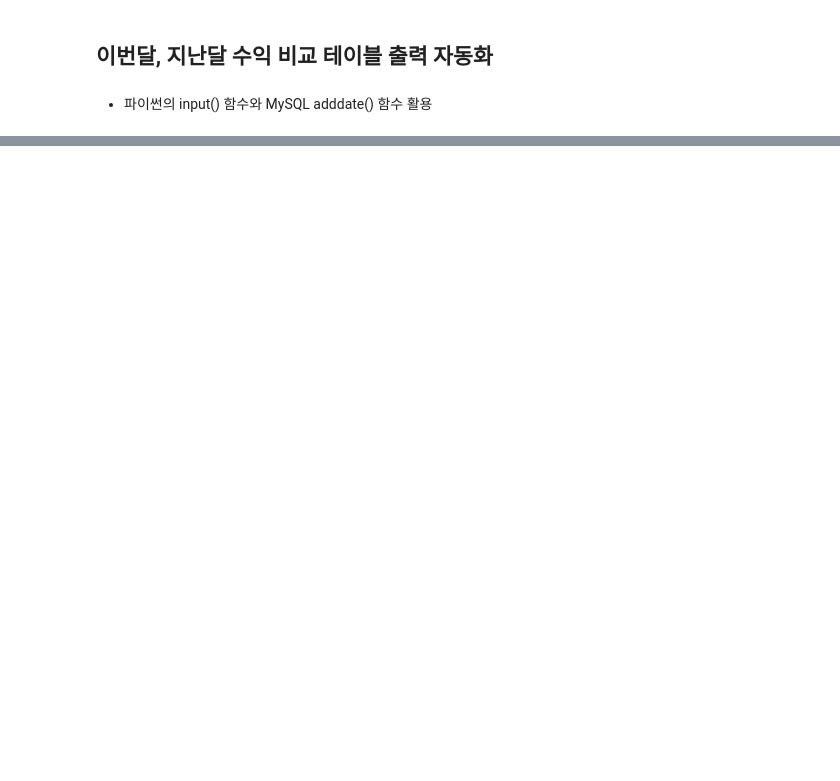
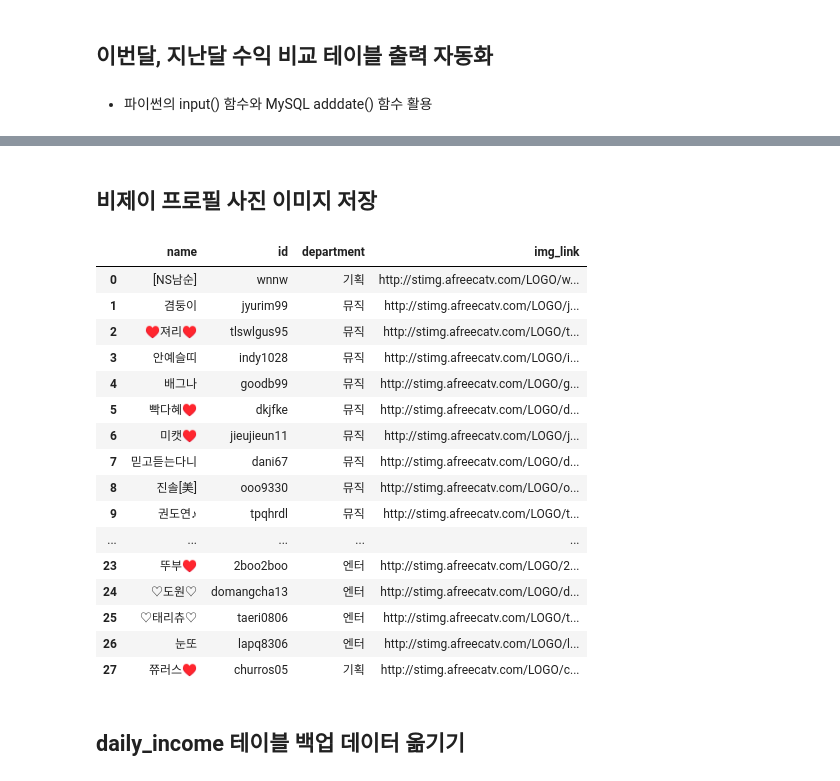
Before and after one commit to masche14/Sooni_poong_sum, a Jupyter notebook: sumpoong.ipynb, the cells around one changed output, grey strips where cells are left out. Cells and saved outputs as stored; diff of their text form; code cells hidden in the pictures; blank space fills up the shorter version.

```diff
--- a/sumpoong.ipynb
+++ b/sumpoong.ipynb
@@ -843,0 +845,33 @@ df
+# %% [markdown]
+## 비제이 프로필 사진 이미지 저장
+# %%
+id_list=bj_df['id'].to_list()
+forward_list=[i[0:2] for i in id_list]
+bj_df['img_link']=[f'http://stimg.afreecatv.com/LOGO/{forward}/{id}/{id}.jpg' for forward, id in zip(forward_list, id_list)]
+bj_df.to_sql('bj', engine, if_exists='replace', index=False)
+connection=pymysql.connect(host=host, user=user, password=pw, database=db)
+cursor=connection.cursor()
+query=f"alter table bj modify column id varchar(20) unique"
+cursor.execute(query)
+connection.close()
+bj_df
+# %% [output]
+|  | name | id | department | img_link |
+| 0 | [NS남순] | wnnw | 기획 | http://stimg.afreecatv.com/LOGO/w... |
+| 1 | 겸둥이 | jyurim99 | 뮤직 | http://stimg.afreecatv.com/LOGO/j... |
+| 2 | ♥져리♥ | tlswlgus95 | 뮤직 | http://stimg.afreecatv.com/LOGO/t... |
+| 3 | 안예슬띠 | indy1028 | 뮤직 | http://stimg.afreecatv.com/LOGO/i... |
+| 4 | 배그나 | goodb99 | 뮤직 | http://stimg.afreecatv.com/LOGO/g... |
+| 5 | 빡다혜♥ | dkjfke | 뮤직 | http://stimg.afreecatv.com/LOGO/d... |
+| 6 | 미캣♥ | jieujieun11 | 뮤직 | http://stimg.afreecatv.com/LOGO/j... |
+| 7 | 믿고듣는다니 | dani67 | 뮤직 | http://stimg.afreecatv.com/LOGO/d... |
+| 8 | 진솔[美] | ooo9330 | 뮤직 | http://stimg.afreecatv.com/LOGO/o... |
+| 9 | 권도연♪ | tpqhrdl | 뮤직 | http://stimg.afreecatv.com/LOGO/t... |
+| ... | ... | ... | ... | ... |
+| 23 | 뚜부♥ | 2boo2boo | 엔터 | http://stimg.afreecatv.com/LOGO/2... |
+| 24 | ♡도원♡ | domangcha13 | 엔터 | http://stimg.afreecatv.com/LOGO/d... |
+| 25 | ♡태리츄♡ | taeri0806 | 엔터 | http://stimg.afreecatv.com/LOGO/t... |
+| 26 | 눈또 | lapq8306 | 엔터 | http://stimg.afreecatv.com/LOGO/l... |
+| 27 | 쮸러스♥ | churros05 | 기획 | http://stimg.afreecatv.com/LOGO/c... |
+# %% [markdown]
+## daily_income 테이블 백업 데이터 옮기기
```
Also changed, not shown: parts of 3 cells of this notebook, 1 other file.
